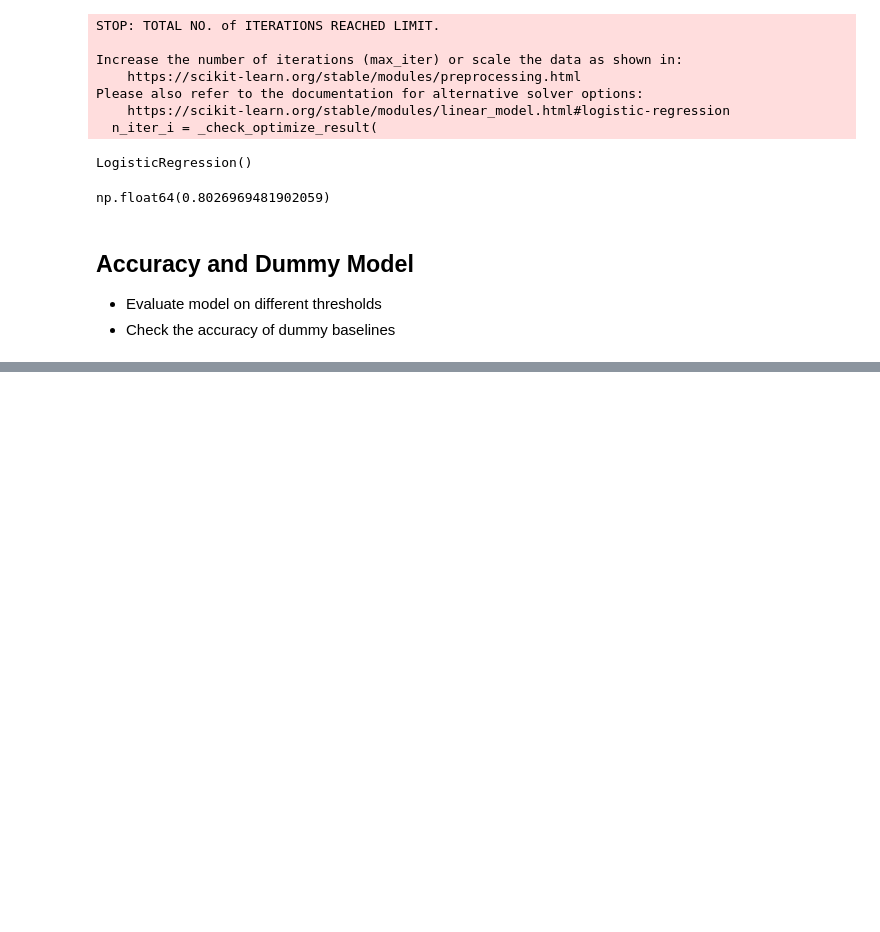
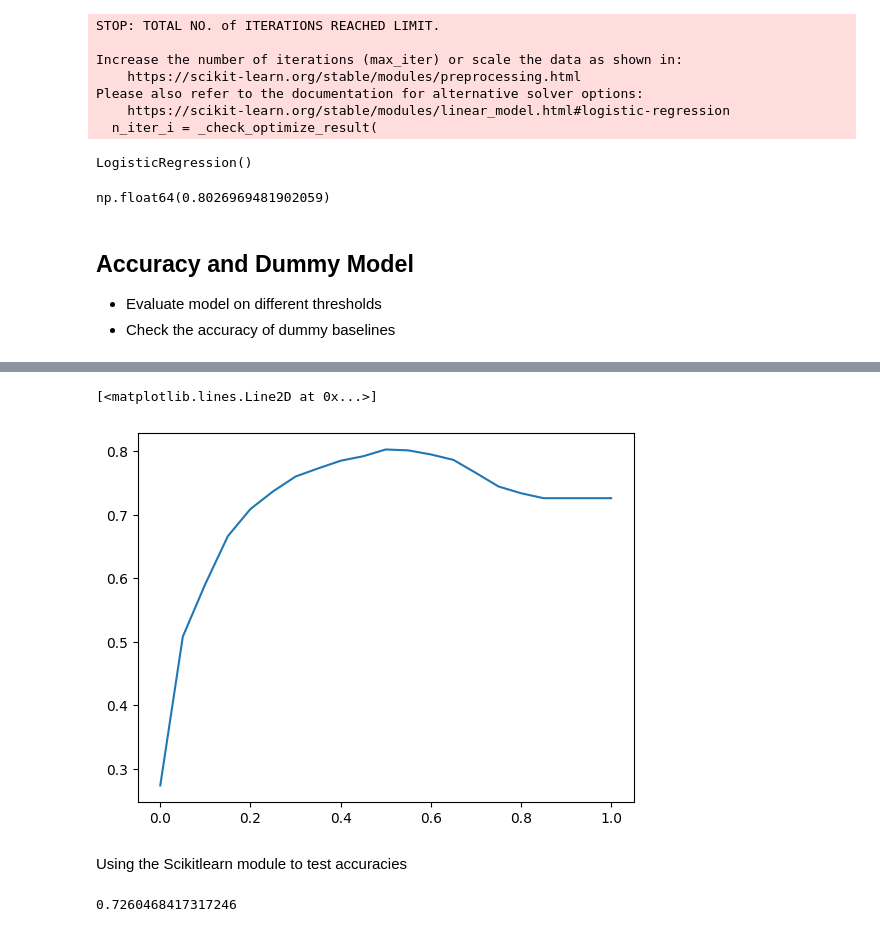
Before and after one commit to okellodaniel/ML_Scholar, a Jupyter notebook: 04-Evaluation-metrics/notebook.ipynb, the cells around one changed output, grey strips where cells are left out. Cells and saved outputs as stored; diff of their text form; code cells hidden in the pictures; blank space fills up the shorter version.

Commit message:
done with accuracy, proceeding to confusion table

```diff
--- a/04-Evaluation-metrics/notebook.ipynb
+++ b/04-Evaluation-metrics/notebook.ipynb
@@ -94,0 +109,10 @@ np.float64(0.8026969481902059)
+# %%
+# Create thresholds and gauge which one will give us the best accuracy
+thresholds = np.linspace(0,1,21)
+scores = []
+
+for t in thresholds:
+    churn_decision = (y_pred >= t)
+    score = (y_val == churn_decision).mean()
+    print(f'Accuracy = {score:.3f}, t = {t:.2f}')
+    scores.append(score)
@@ -94,0 +137,7 @@ np.float64(0.8026969481902059)
+# %%
+plt.plot(thresholds,scores)
+# %% [output]
+[<matplotlib.lines.Line2D at 0x...>]
+[figure, added]
+# %% [markdown]
+Using the Scikitlearn module to test accuracies
@@ -94,0 +146,4 @@ np.float64(0.8026969481902059)
+# %%
+accuracy_score(y_val,churn_decision)
+# %% [output]
+0.7260468417317246
```
Also changed, not shown: parts of 13 cells of this notebook.
